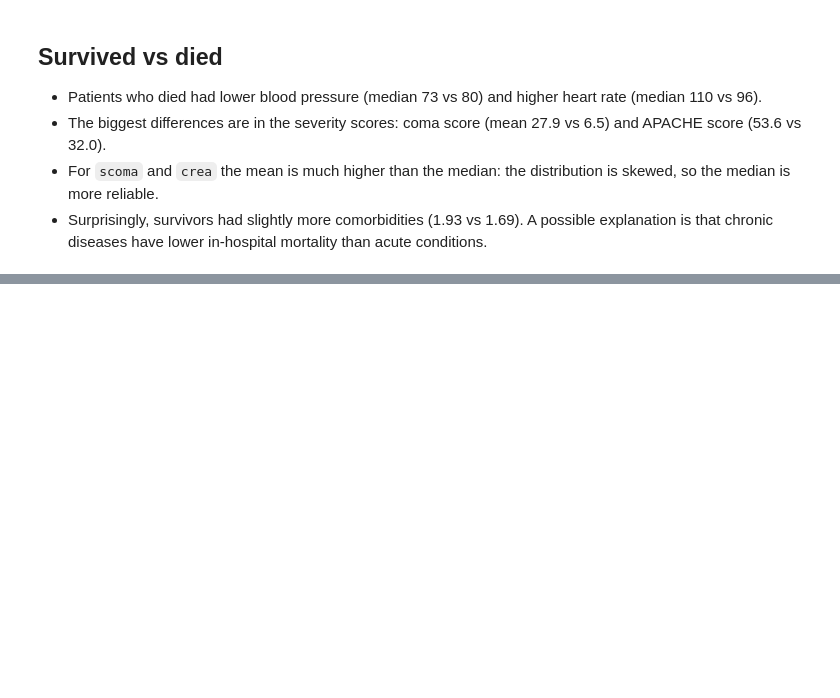
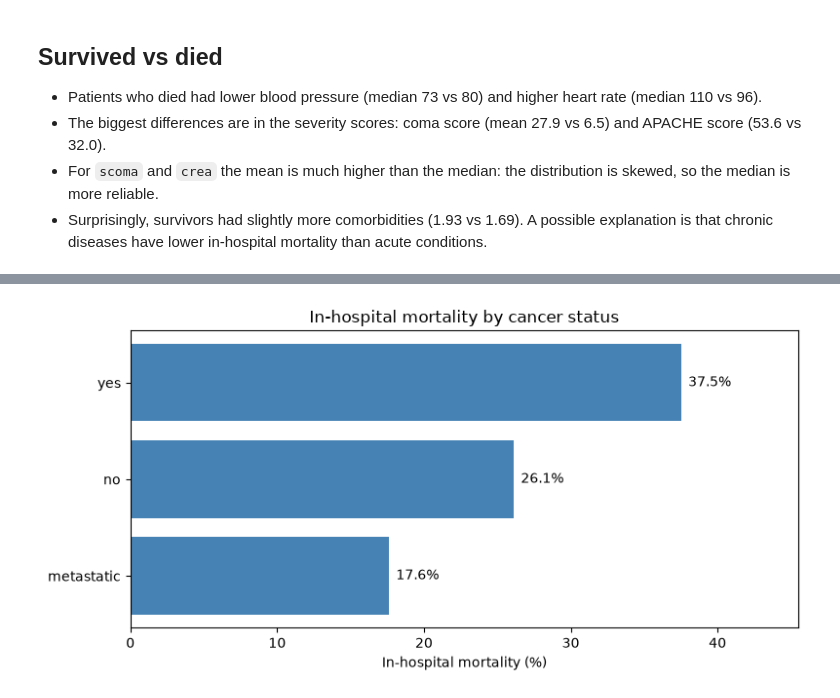
Before and after one commit to HamidMardani78/mortality-analysis, a Jupyter notebook: 01_exploration.ipynb, the cells around one changed output, grey strips where cells are left out. Cells and saved outputs as stored; diff of their text form; code cells hidden in the pictures; blank space fills up the shorter version.

```diff
--- a/01_exploration.ipynb
+++ b/01_exploration.ipynb
@@ -235,0 +250,6 @@ compare_survived_died(df_clean, vitals)
+# %%
+table = mortality_by_group(df_clean, "ca")
+plot_mortality_by_group(table, "In-hospital mortality by cancer status",
+                        "figures/mortality_cancer.png")
+# %% [output]
+[figure, added]
```
Also changed, not shown: parts of 3 cells of this notebook, 3 other files.
